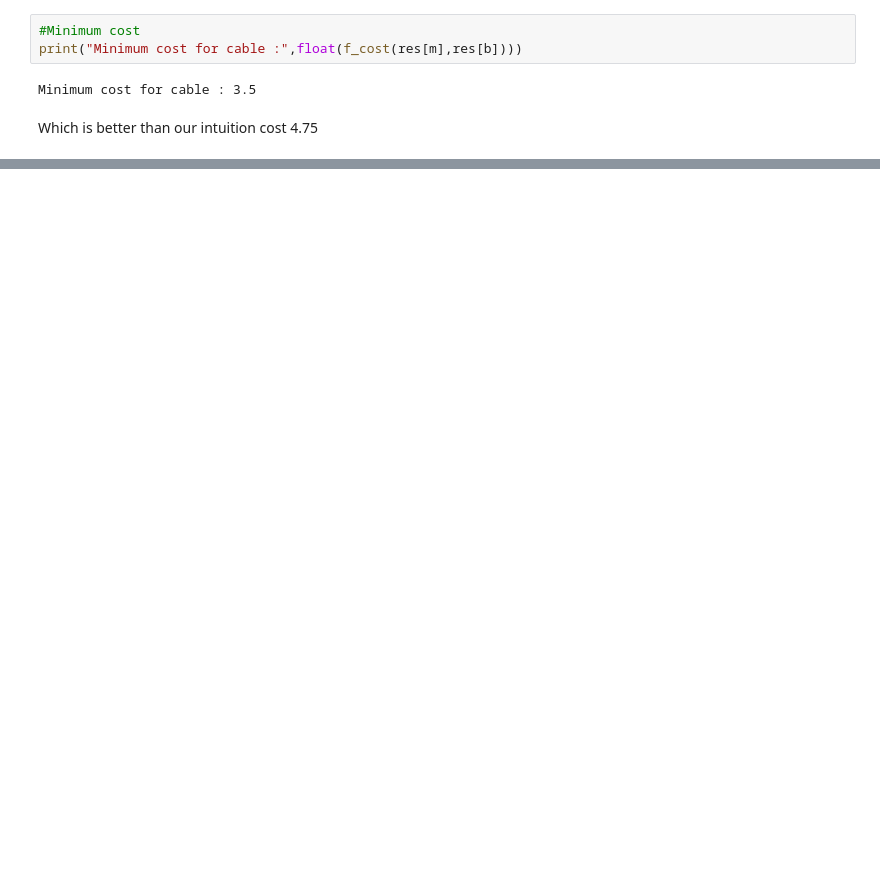
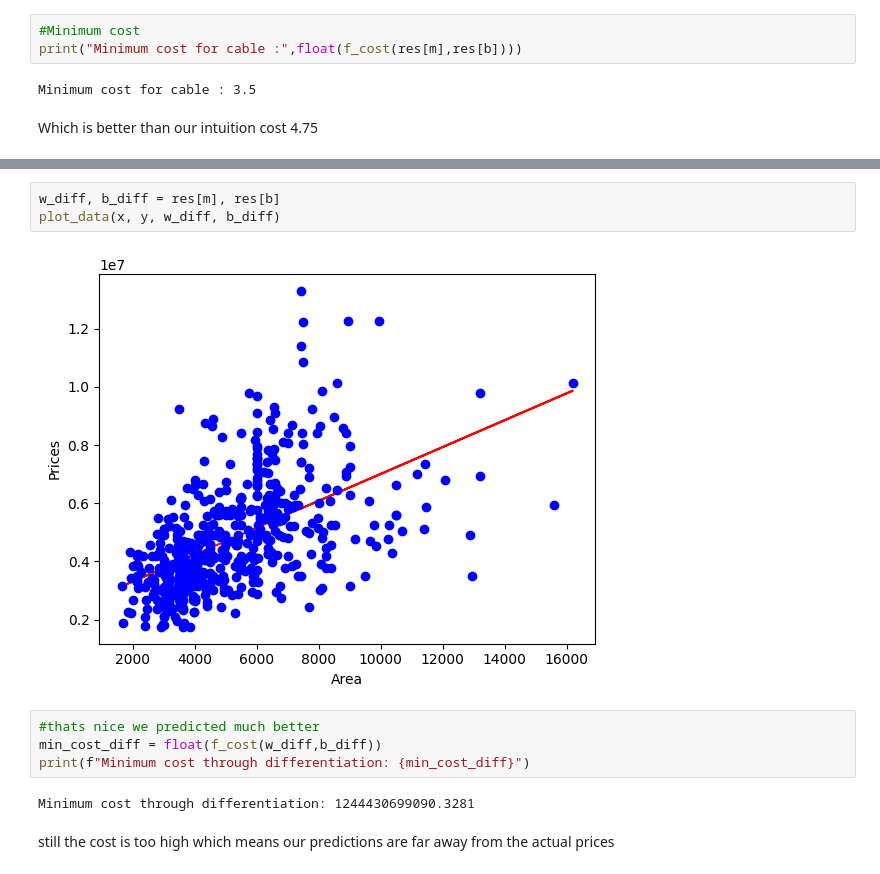
Before and after one commit to ksreekanth77/Machine-Learning, a Jupyter notebook: gradient_descent.ipynb, the cells around one changed output, grey strips where cells are left out. Cells and saved outputs as stored; diff of their text form; blank space fills up the shorter version.

```diff
--- a/gradient_descent.ipynb
+++ b/gradient_descent.ipynb
@@ -255,0 +329,13 @@ $\displaystyle W\left(-1\right)$
+# %%
+w_diff, b_diff = res[m], res[b]
+plot_data(x, y, w_diff, b_diff)
+# %% [output]
+[figure, added]
+# %%
+#thats nice we predicted much better
+min_cost_diff = float(f_cost(w_diff,b_diff))
+print(f"Minimum cost through differentiation: {min_cost_diff}")
+# %% [output]
+Minimum cost through differentiation: 1244430699090.3281
+# %% [markdown]
+still the cost is too high which means our predictions are far away from the actual prices
```
Also changed, not shown: parts of 40 cells of this notebook.
